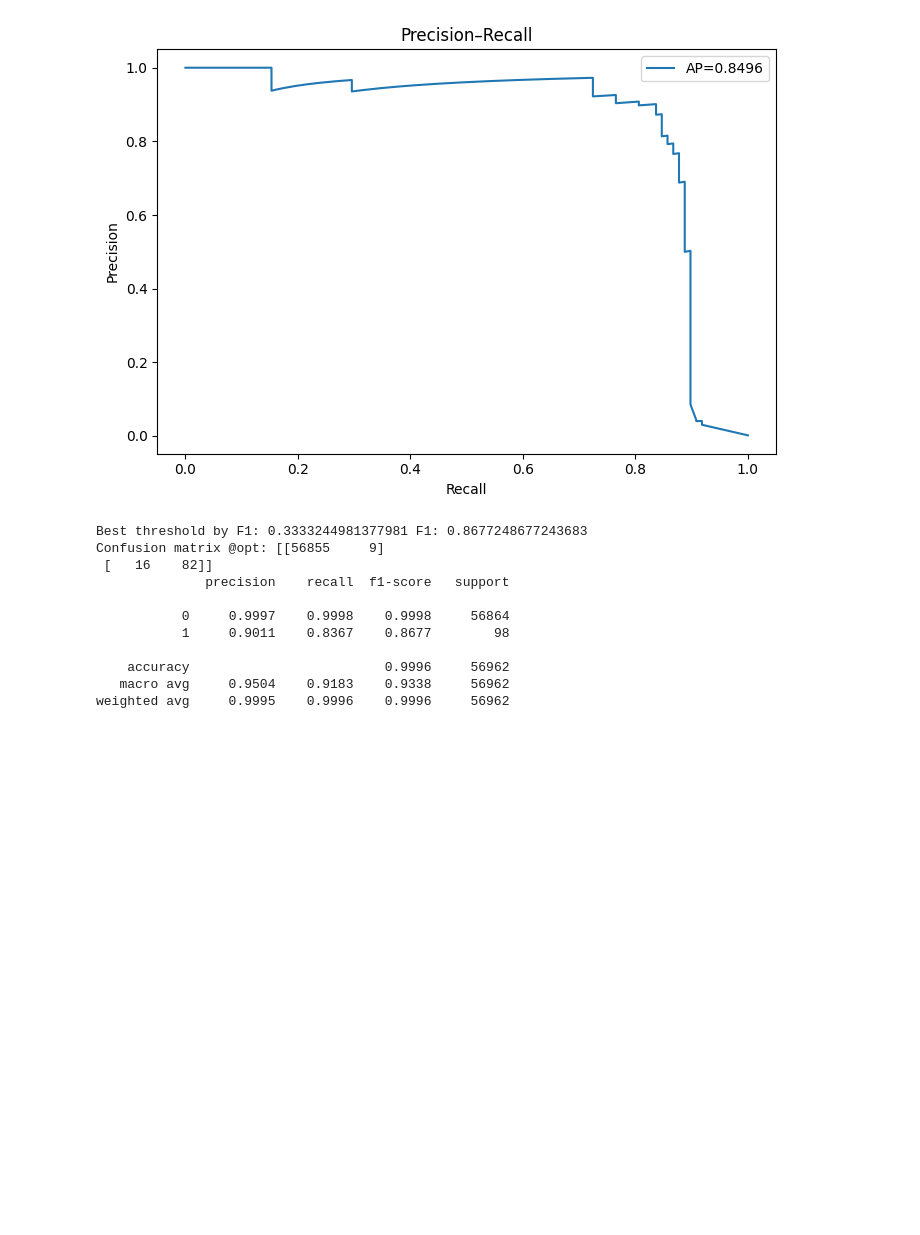
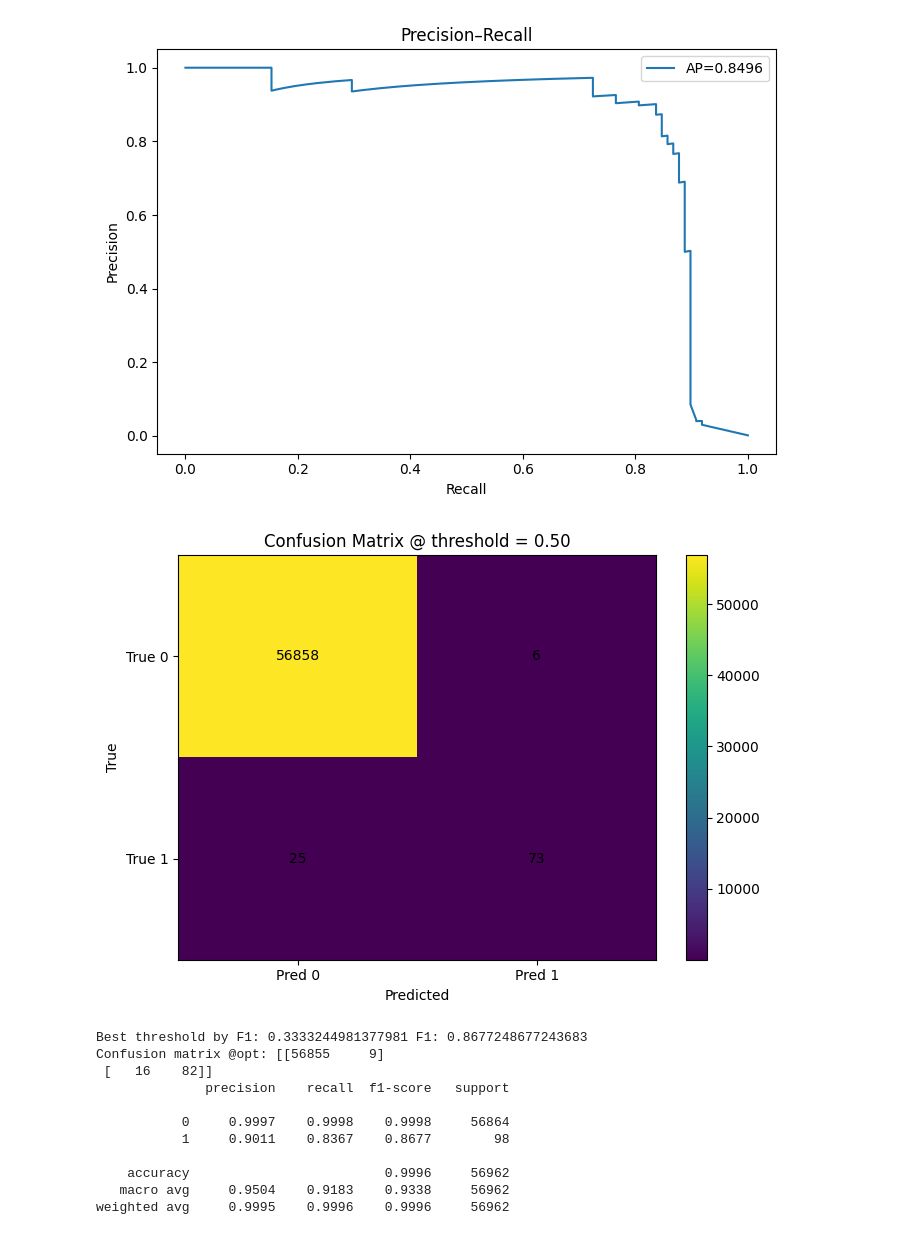
Before and after one commit to Tanjim-hossain/Credit-Card-Fraud-Detection, a Jupyter notebook: credit_card_fraud_detection.ipynb, the cells around one changed output. Cells and saved outputs as stored; diff of their text form; code cells hidden in the pictures; blank space fills up the shorter version.

Commit message:
modified with new confusion matrix threshold

```diff
--- a/credit_card_fraud_detection.ipynb
+++ b/credit_card_fraud_detection.ipynb
@@ -184,6 +184,30 @@ plt.xlabel("Recall"); plt.ylabel("Precision"); plt.title("Precision–Recall");
 Best model: rf ROC-AUC: 0.9564187520815868 AP: 0.8495877483392605
 [figure]
 [figure]
+# %%
+from sklearn.metrics import confusion_matrix
+import matplotlib.pyplot as plt
+import numpy as np
+
+# assumes you already have y_test and proba_test
+y_pred = (proba_test >= 0.50).astype(int)
+cm = confusion_matrix(y_test, y_pred)
+
+plt.figure()
+plt.imshow(cm, interpolation="nearest", aspect="auto")
+plt.title("Confusion Matrix @ threshold = 0.50")
+plt.colorbar()
+ticks = np.arange(2)
+plt.xticks(ticks, ["Pred 0","Pred 1"])
+plt.yticks(ticks, ["True 0","True 1"])
+for i in range(2):
+    for j in range(2):
+        plt.text(j, i, cm[i, j], ha="center", va="center")
+plt.xlabel("Predicted"); plt.ylabel("True")
+plt.tight_layout()
+plt.show()
+# %% [output]
+[figure, added]
 # %%
 
 # Threshold tuning by F1
```
Also changed, not shown: parts of 1 cell of this notebook.
